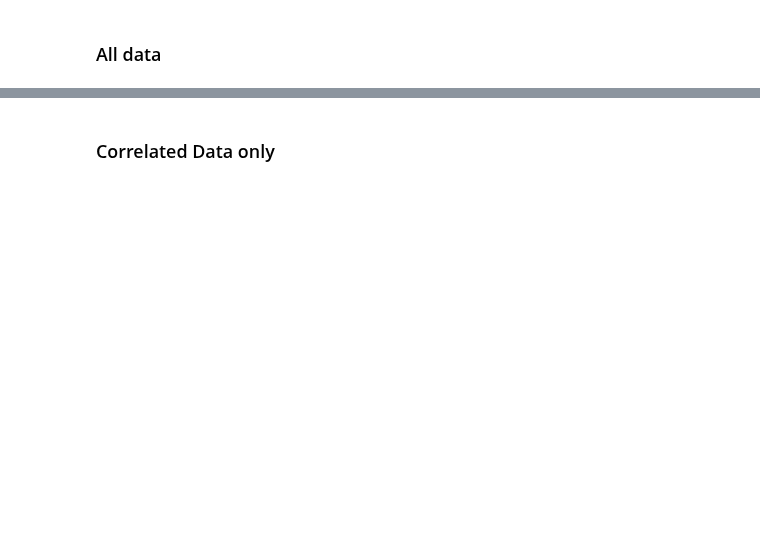
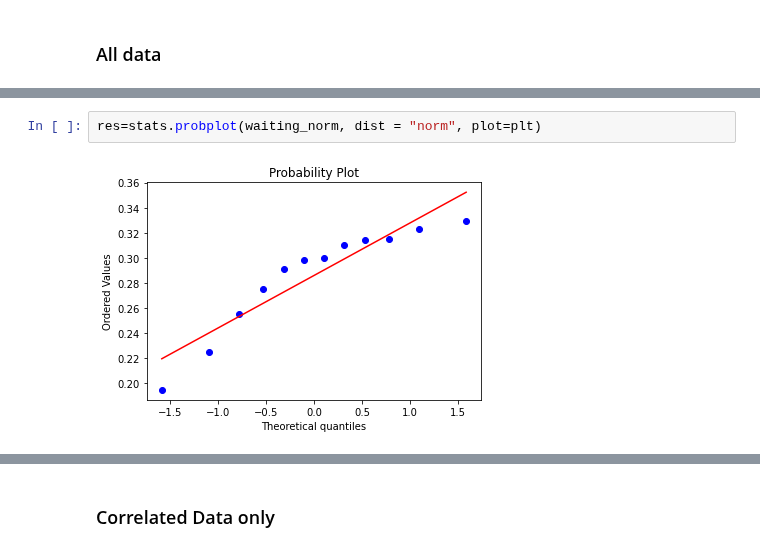
Before and after one commit to SIthodox2286/ADS_year3_project_8, a Jupyter notebook: Lokhei_Waiting_income_price.ipynb, the cells around one changed output, grey strips where cells are left out. Drawn from its saved outputs; the diff is of its cells as text; blank space fills up the shorter version.

```diff
--- a/Lokhei_Waiting_income_price.ipynb
+++ b/Lokhei_Waiting_income_price.ipynb
@@ -138,0 +209,4 @@ Scipy computed Pearson r: -0.17580727993750167 and p-value: 0.4715629326578455
+# %%
+res=stats.probplot(waiting_norm, dist = "norm", plot=plt)
+# %% [output]
+[figure, added]
```
Also changed, not shown: parts of 40 cells of this notebook, 2 other files.
